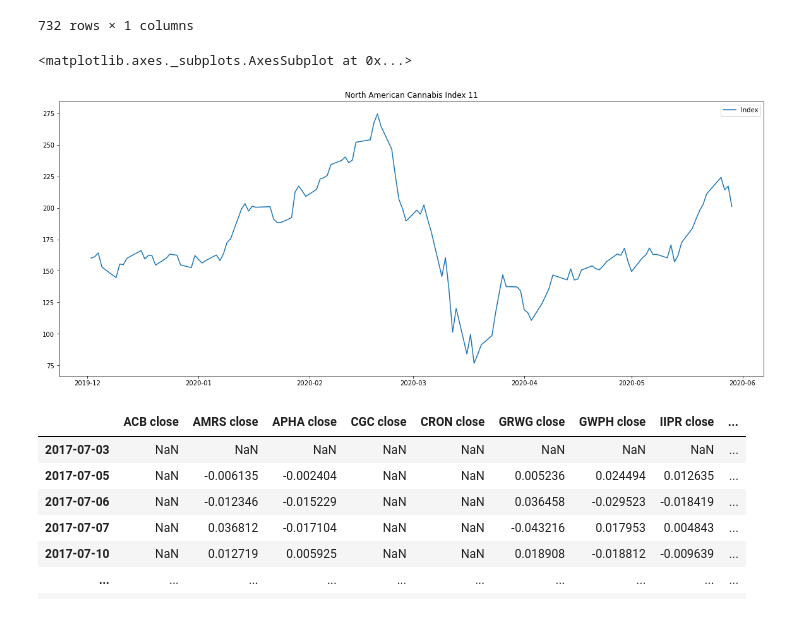
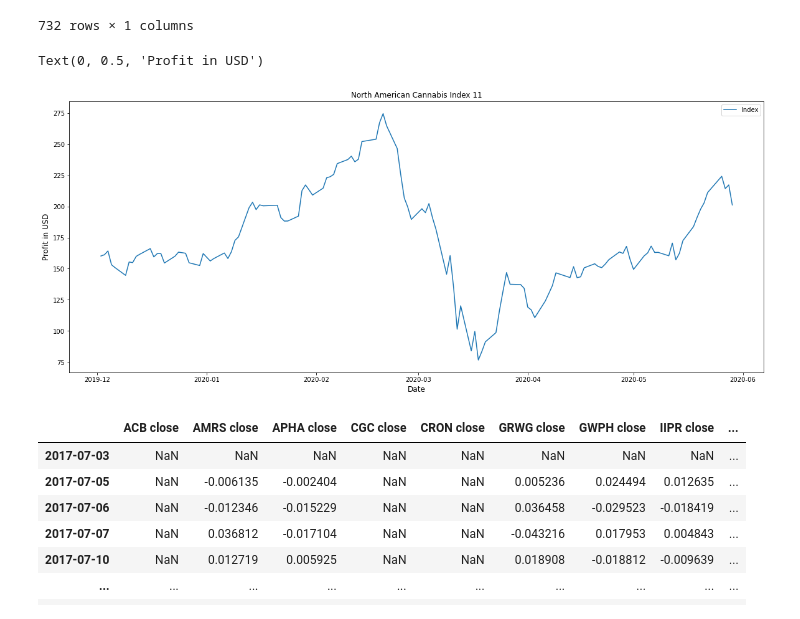
Before and after one commit to jtmcginley123/project-one, a Jupyter notebook: notebooks/jackie.ipynb, the cells around one changed output. Drawn from its saved outputs; the diff is of its cells as text; code cells hidden in the pictures.

Commit message:
chart labels

```diff
--- a/notebooks/jackie.ipynb
+++ b/notebooks/jackie.ipynb
@@ -123,10 +123,12 @@ df_index
 | 2020-05-29 | 201.127377 |
 732 rows × 1 columns
 # %%
-df_index.plot(title="North American Cannabis Index 11", figsize=(20,8))
+df_index.plot(title="North American Cannabis Index 11", fontsize = (10), figsize=(20,8))
+plt.xlabel('Date', fontsize = 12)
+plt.ylabel('Profit in USD', fontsize = 12)
 # %% [output]
-<matplotlib.axes._subplots.AxesSubplot at 0x...>
+Text(0, 0.5, 'Profit in USD')
-[figure, old version]
+[figure, new version]
 # %%
 df_daily_returns = df_closing_prices.pct_change()
 
```
Also changed, not shown: 2 other files.
